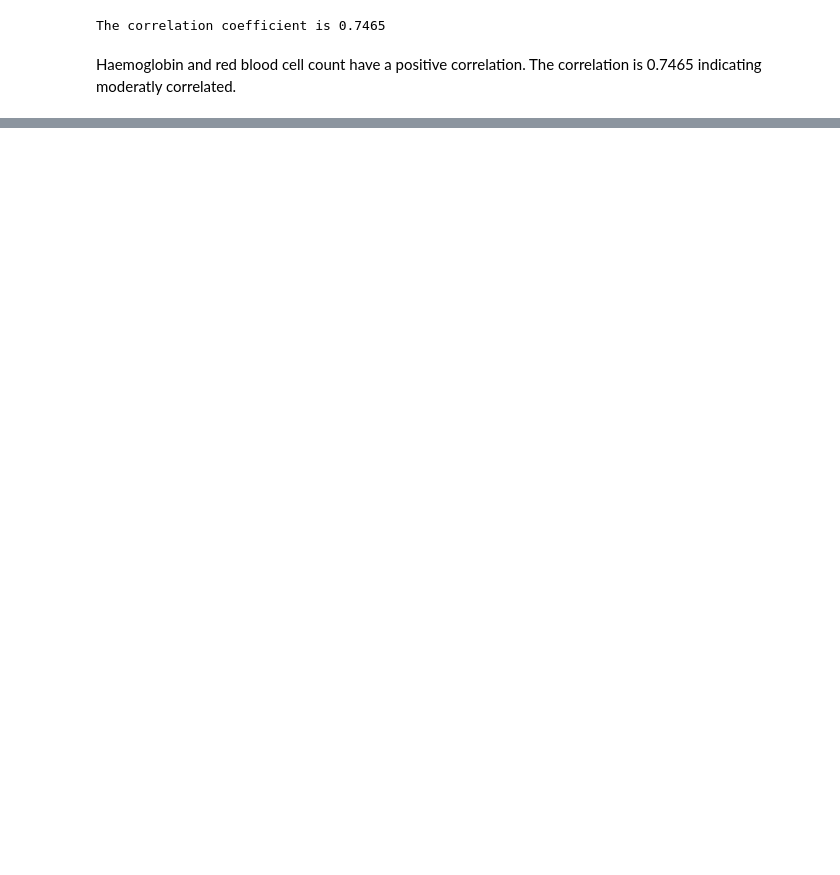
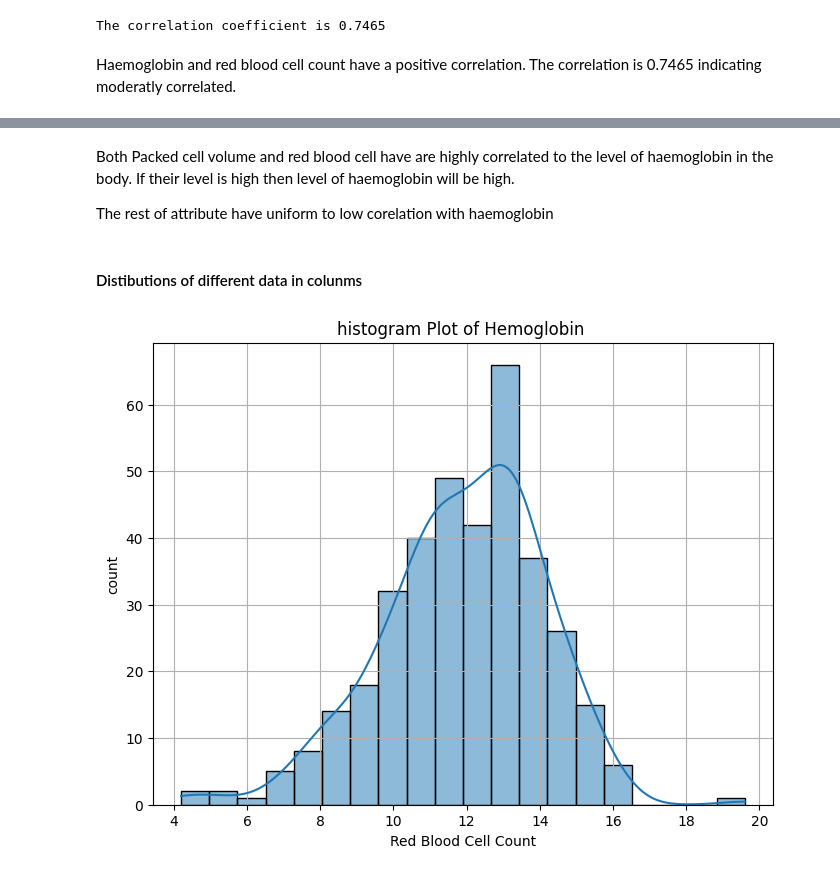
Before and after one commit to Perception-ui/AnemiaPredictor, a Jupyter notebook: Notebook.ipynb, the cells around one changed output, grey strips where cells are left out. Saved outputs shown, nothing was run; the diff lists cells and outputs as text; code cells hidden in the pictures; blank space fills up the shorter version.

```diff
--- a/Notebook.ipynb
+++ b/Notebook.ipynb
@@ -328,0 +358,15 @@ for column in columns_for_scatter:
+# %% [markdown]
+Both Packed cell volume and red blood cell have are highly correlated to the level of haemoglobin in the body. If their level is high then level of haemoglobin will be high.
+<p> The rest of attribute have uniform to low corelation with haemoglobin
+# %% [markdown]
+#### Distibutions of different data in colunms
+# %%
+plt.figure(figsize=(8, 6))
+sns.histplot(data = df,x='Hemoglobin',kde = True)
+plt.title('histogram Plot of Hemoglobin ')
+plt.xlabel('Red Blood Cell Count')
+plt.ylabel('count')
+plt.grid(True)
+plt.show()
+# %% [output]
+[figure, added]
```
Also changed, not shown: parts of 9 cells of this notebook.
